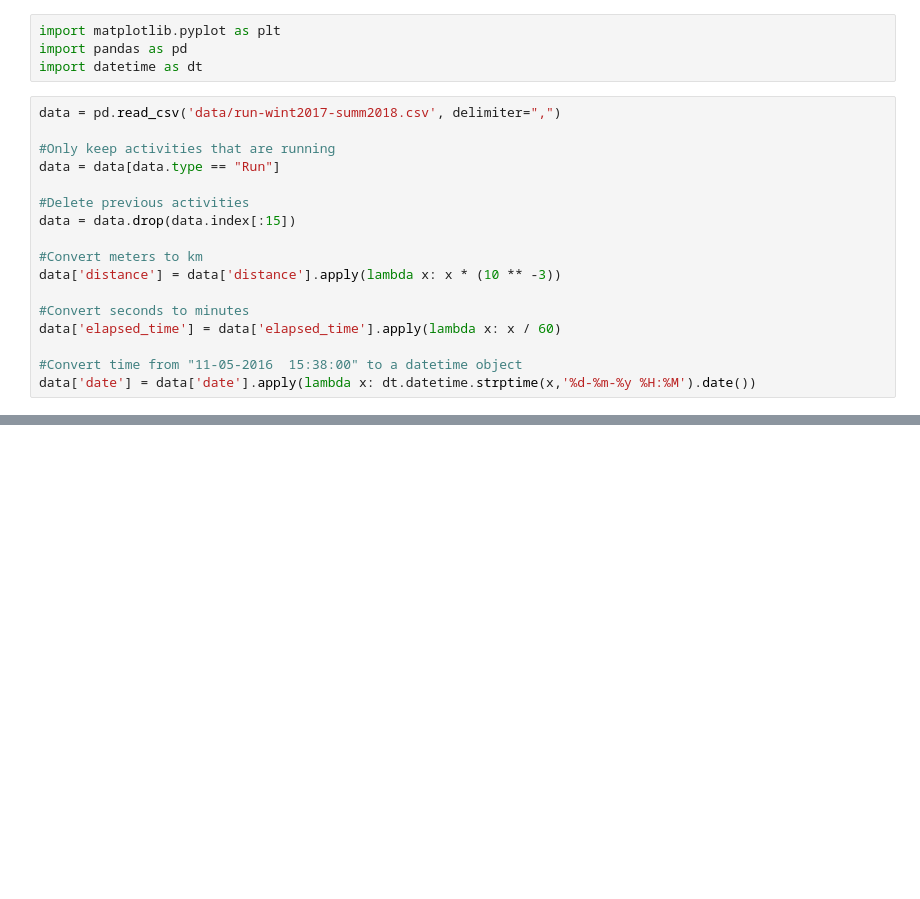
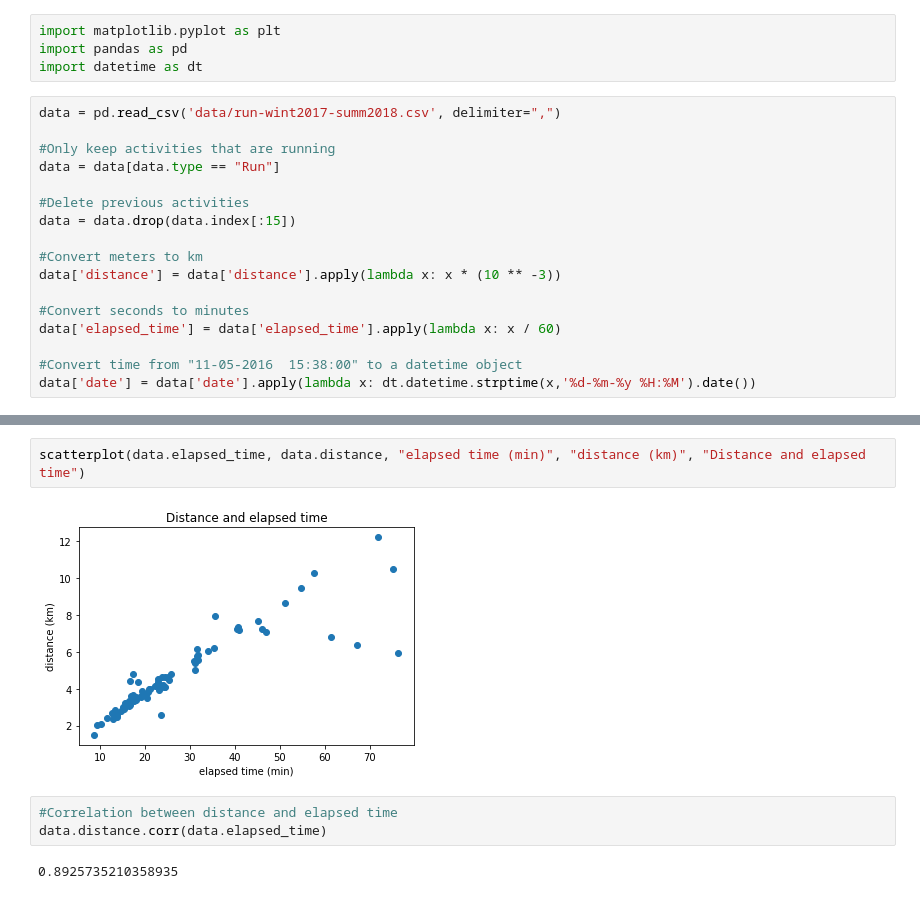
Before and after one commit to togademi/dataviz, a Jupyter notebook: run-wint2017-summ2018.ipynb, the cells around one changed output, grey strips where cells are left out. Saved outputs shown, nothing was run; the diff lists cells and outputs as text; blank space fills up the shorter version.

```diff
--- a/run-wint2017-summ2018.ipynb
+++ b/run-wint2017-summ2018.ipynb
@@ -35,0 +53,9 @@ lineplot(data['date'], data['distance'], "", "distance (km)", "distance run")
+# %%
+scatterplot(data.elapsed_time, data.distance, "elapsed time (min)", "distance (km)", "Distance and elapsed time")
+# %% [output]
+[figure, added]
+# %%
+#Correlation between distance and elapsed time
+data.distance.corr(data.elapsed_time)
+# %% [output]
+0.8925735210358935
```
Also changed, not shown: parts of 3 cells of this notebook.
